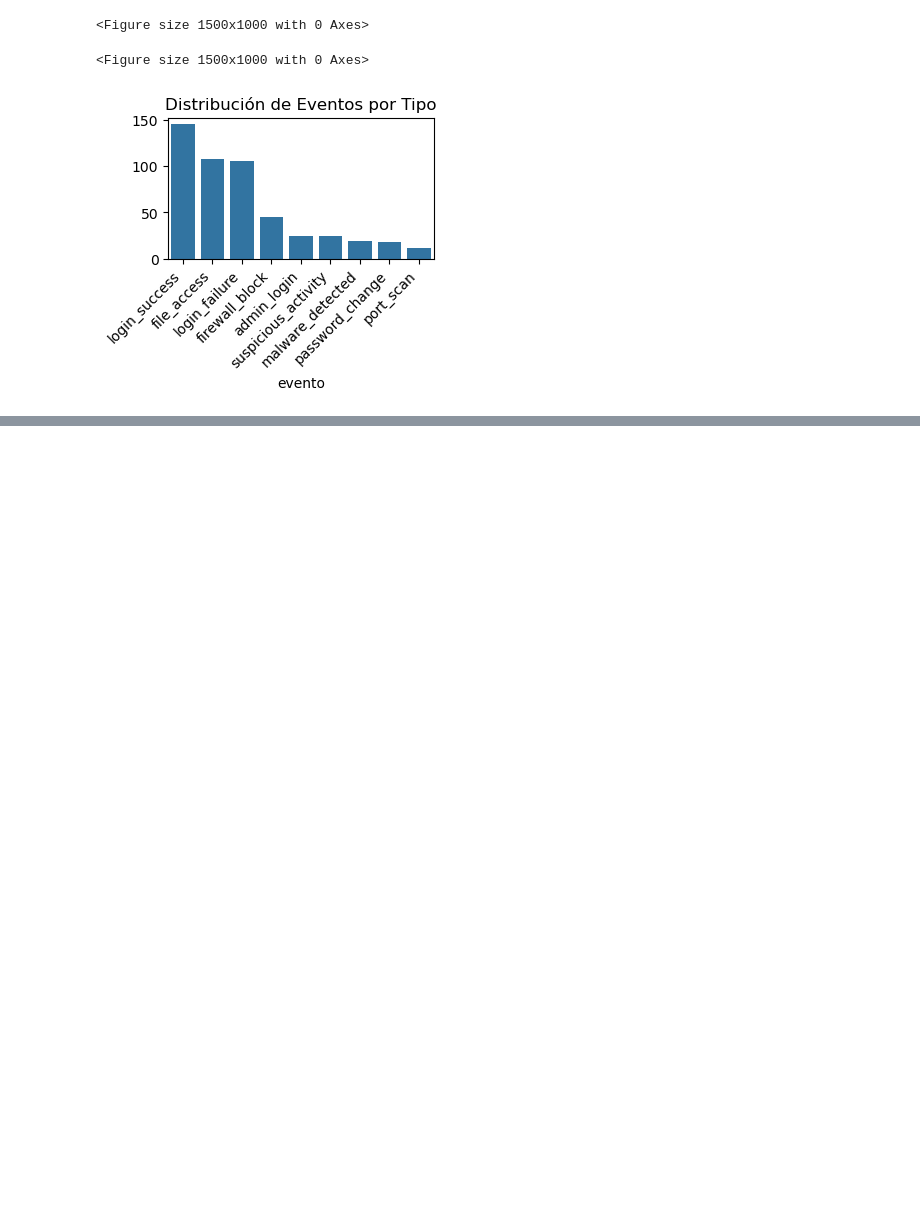
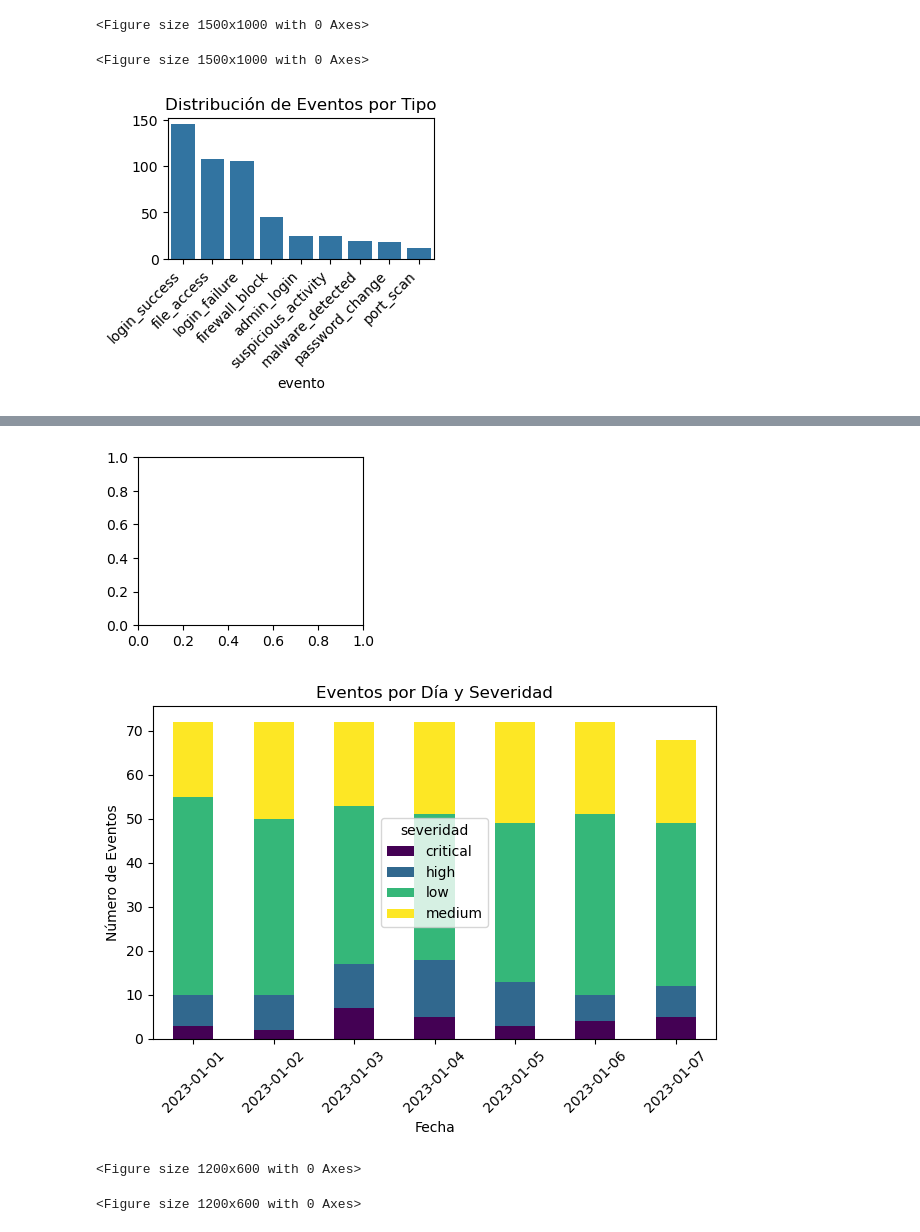
Before and after one commit to Sandriux1/clasefinal0, a Jupyter notebook: ejercicio2.ipynb, the cells around one changed output, grey strips where cells are left out. Drawn from its saved outputs; the diff is of its cells as text; code cells hidden in the pictures; blank space fills up the shorter version.

```diff
--- a/ejercicio2.ipynb
+++ b/ejercicio2.ipynb
@@ -138,0 +89,22 @@ plt.tight_layout()
+# %%
+# 4. Eventos por día y por severidad
+plt.subplot(2, 2, 4)
+logs_df['date'] = logs_df['timestamp'].dt.date
+pivot_table = pd.crosstab(logs_df['date'], logs_df['severidad'])
+pivot_table.plot(kind='bar', stacked=True, colormap='viridis')
+plt.title('Eventos por Día y Severidad')
+plt.xlabel('Fecha')
+plt.ylabel('Número de Eventos')
+plt.xticks(rotation=45)
+
+plt.tight_layout()
+plt.savefig('security_dashboard.png')
+# %% [output]
+[figure, added]
+[figure, added]
+# %%
+# Crear gráfico de actividad sospechosa
+plt.figure(figsize=(12, 6))
+# %% [output]
+<Figure size 1200x600 with 0 Axes>
+<Figure size 1200x600 with 0 Axes>
```
Also changed, not shown: parts of 6 cells of this notebook, 4 other files.
